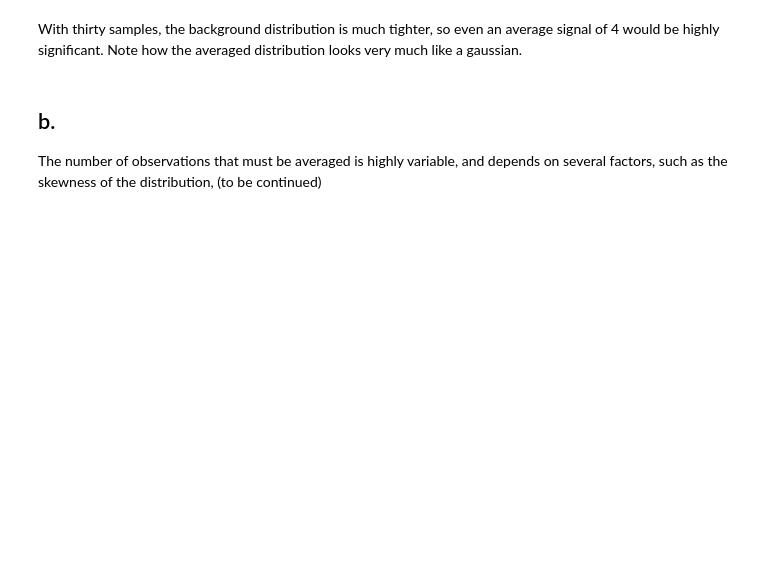
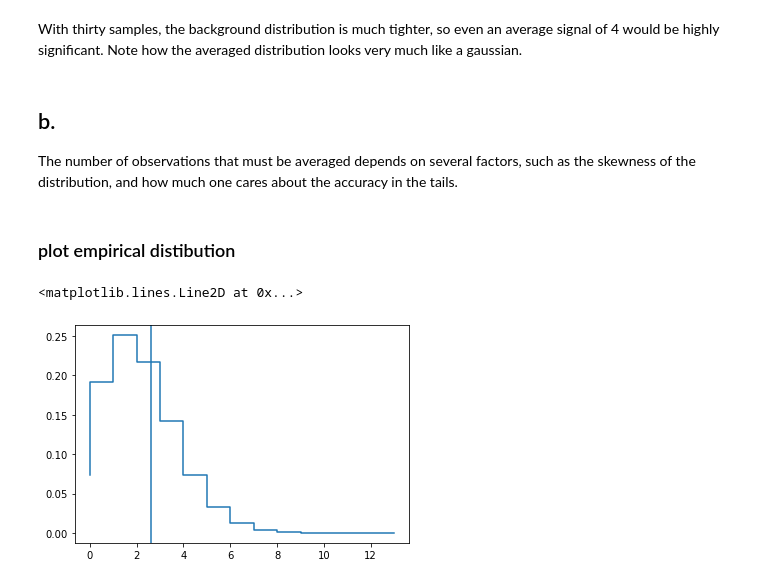
Before and after one commit to ykwang1/phys-576, a Jupyter notebook: homework/notebooks/Homework1.ipynb, the cells around one changed output. Saved outputs shown, nothing was run; the diff lists cells and outputs as text; code cells hidden in the pictures; blank space fills up the shorter version.

```diff
--- a/homework/notebooks/Homework1.ipynb
+++ b/homework/notebooks/Homework1.ipynb
@@ -117,4 +120,4 @@ p_avg2 = sum(avgs >= 4) / n_samples
 With thirty samples, the background distribution is much tighter, so even an average signal of 4 would be highly significant. Note how the averaged distribution looks very much like a gaussian.
 # %% [markdown]
 ## b.
-The number of observations that must be averaged is highly variable, and depends on several factors, such as the skewness of the distribution, (to be continued)
+The number of observations that must be averaged depends on several factors, such as the skewness of the distribution, and how much one cares about the accuracy in the tails.
@@ -120,0 +126,10 @@ The number of observations that must be averaged is highly variable, and depends
+# %%
+empirical_distr, bins = np.histogram(poisson.rvs(ev, size=n_samples), bins=np.arange(0, 15), normed=True)
+# %% [markdown]
+### plot empirical distibution
+# %%
+plt.step(bins[:-1], empirical_distr)
+plt.axvline(ev)
+# %% [output]
+<matplotlib.lines.Line2D at 0x...>
+[figure, added]
```
Also changed, not shown: parts of 14 cells of this notebook.
